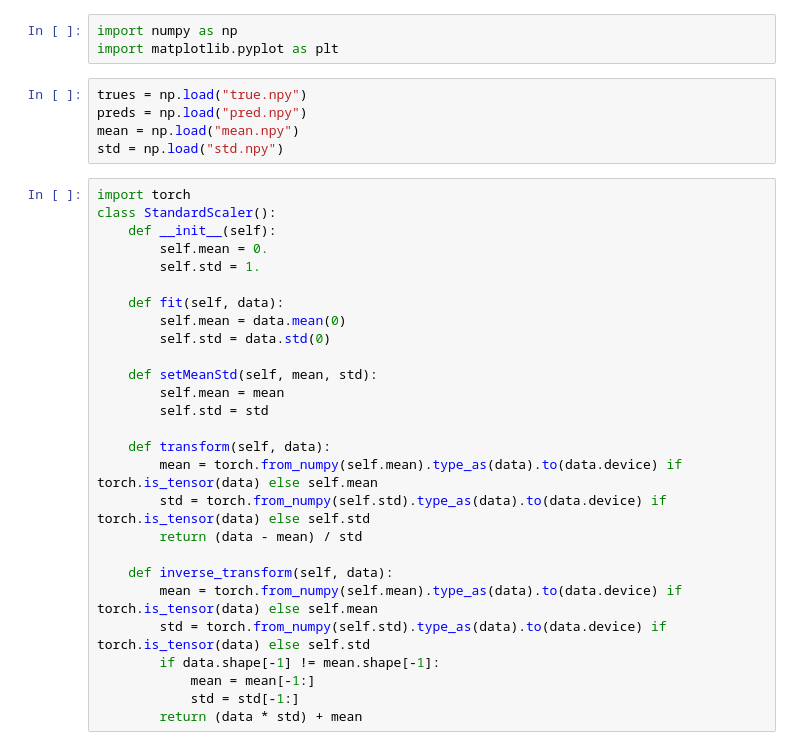
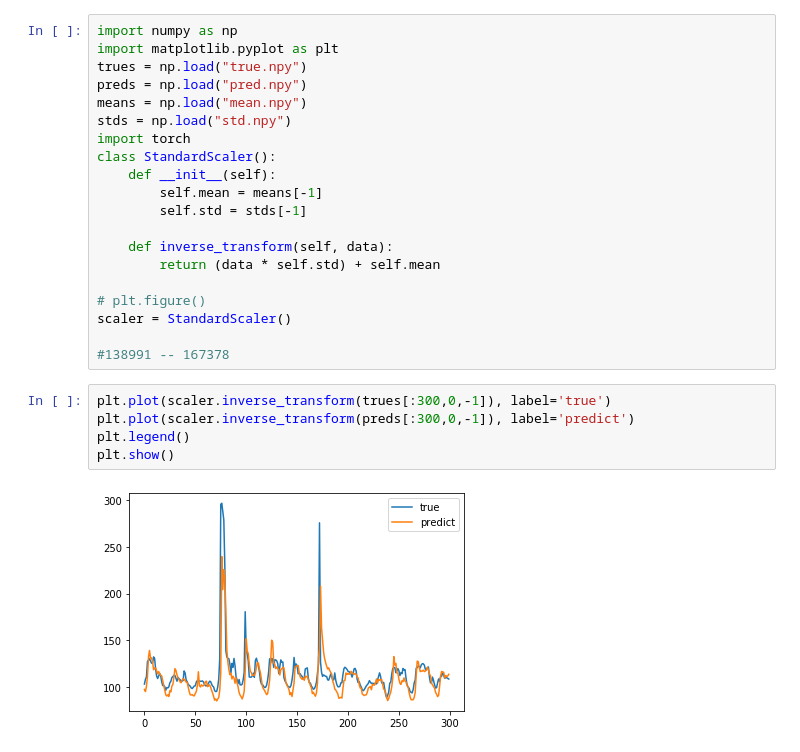
Before and after one commit to zkJames/ElectricityPriceForecasting, a Jupyter notebook: paper/paper.ipynb, the cells around one changed output. Saved outputs shown, nothing was run; the diff lists cells and outputs as text.

```diff
--- a/paper/paper.ipynb
+++ b/paper/paper.ipynb
@@ -1,36 +1,28 @@
-# %%
-import numpy as np
-import matplotlib.pyplot as plt
-# %%
-trues = np.load("true.npy")
-preds = np.load("pred.npy")
-mean = np.load("mean.npy")
-std = np.load("std.npy")
-# %%
-import torch
-class StandardScaler():
-    def __init__(self):
-        self.mean = 0.
-        self.std = 1.
-
-    def fit(self, data):
-        self.mean = data.mean(0)
-        self.std = data.std(0)
-
-    def setMeanStd(self, mean, std):
-        self.mean = mean
-        self.std = std
-
-    def transform(self, data):
-        mean = torch.from_numpy(self.mean).type_as(data).to(data.device) if torch.is_tensor(data) else self.mean
-        std = torch.from_numpy(self.std).type_as(data).to(data.device) if torch.is_tensor(data) else self.std
-        return (data - mean) / std
-
-    def inverse_transform(self, data):
-        mean = torch.from_numpy(self.mean).type_as(data).to(data.device) if torch.is_tensor(data) else self.mean
-        std = torch.from_numpy(self.std).type_as(data).to(data.device) if torch.is_tensor(data) else self.std
-        if data.shape[-1] != mean.shape[-1]:
-            mean = mean[-1:]
-            std = std[-1:]
-        return (data * std) + mean
+# %%
+import numpy as np
+import matplotlib.pyplot as plt
+trues = np.load("true.npy")
+preds = np.load("pred.npy")
+means = np.load("mean.npy")
+stds = np.load("std.npy")
+import torch
+class StandardScaler():
+    def __init__(self):
+        self.mean = means[-1]
+        self.std = stds[-1]
+
+    def inverse_transform(self, data):
+        return (data * self.std) + self.mean
+
+# plt.figure()
+scaler = StandardScaler()
+
+#138991 -- 167378
+# %%
+plt.plot(scaler.inverse_transform(trues[:300,0,-1]), label='true')
+plt.plot(scaler.inverse_transform(preds[:300,0,-1]), label='predict')
+plt.legend()
+plt.show()
+# %% [output]
+[figure, added]
 # %%
```
Also changed, not shown: parts of 5 cells of this notebook, 21 other files.
